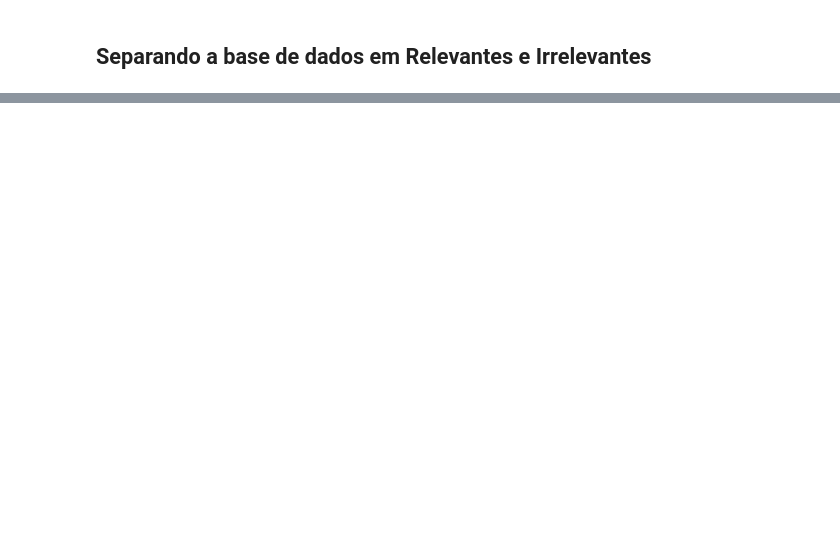
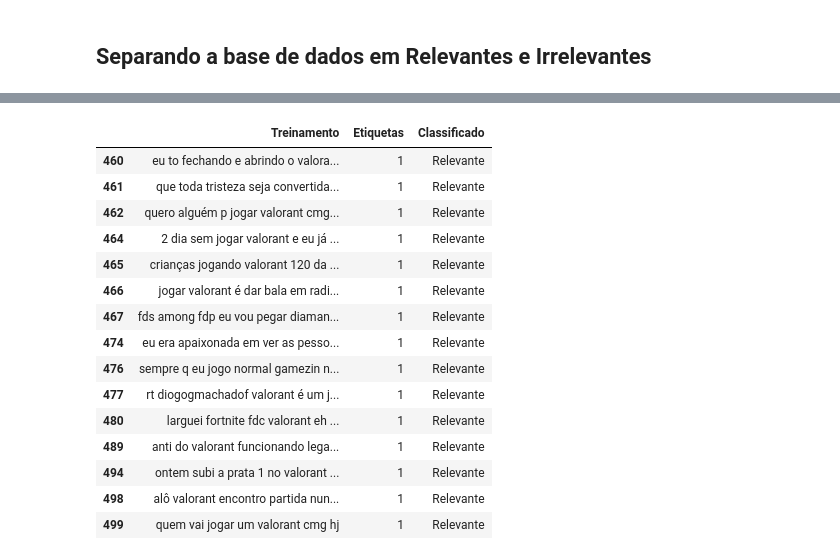
Before and after one commit to wilgnerl/Projeto1-Cdados, a Jupyter notebook: Oficial/Projeto Ciencia de dados.ipynb, the cells around one changed output, grey strips where cells are left out. Cells and saved outputs as stored; diff of their text form; code cells hidden in the pictures; blank space fills up the shorter version.

```diff
--- a/Oficial/Projeto Ciencia de dados.ipynb
+++ b/Oficial/Projeto Ciencia de dados.ipynb
@@ -125,0 +143,19 @@ def limpa_texto(text):
+# %%
+dados_relevantes.tail(15)
+# %% [output]
+|  | Treinamento | Etiquetas | Classificado |
+| 460 | eu to fechando e abrindo o valora... | 1 | Relevante |
+| 461 | que toda tristeza seja convertida... | 1 | Relevante |
+| 462 | quero alguém p jogar valorant cmg... | 1 | Relevante |
+| 464 | 2 dia sem jogar valorant e eu já ... | 1 | Relevante |
+| 465 | crianças jogando valorant 120 da ... | 1 | Relevante |
+| 466 | jogar valorant é dar bala em radi... | 1 | Relevante |
+| 467 | fds among fdp eu vou pegar diaman... | 1 | Relevante |
+| 474 | eu era apaixonada em ver as pesso... | 1 | Relevante |
+| 476 | sempre q eu jogo normal gamezin n... | 1 | Relevante |
+| 477 | rt diogogmachadof valorant é um j... | 1 | Relevante |
+| 480 | larguei fortnite fdc valorant eh ... | 1 | Relevante |
+| 489 | anti do valorant funcionando lega... | 1 | Relevante |
+| 494 | ontem subi a prata 1 no valorant ... | 1 | Relevante |
+| 498 | alô valorant encontro partida nun... | 1 | Relevante |
+| 499 | quem vai jogar um valorant cmg hj | 1 | Relevante |
```
Also changed, not shown: parts of 12 cells of this notebook, 1 other file.
